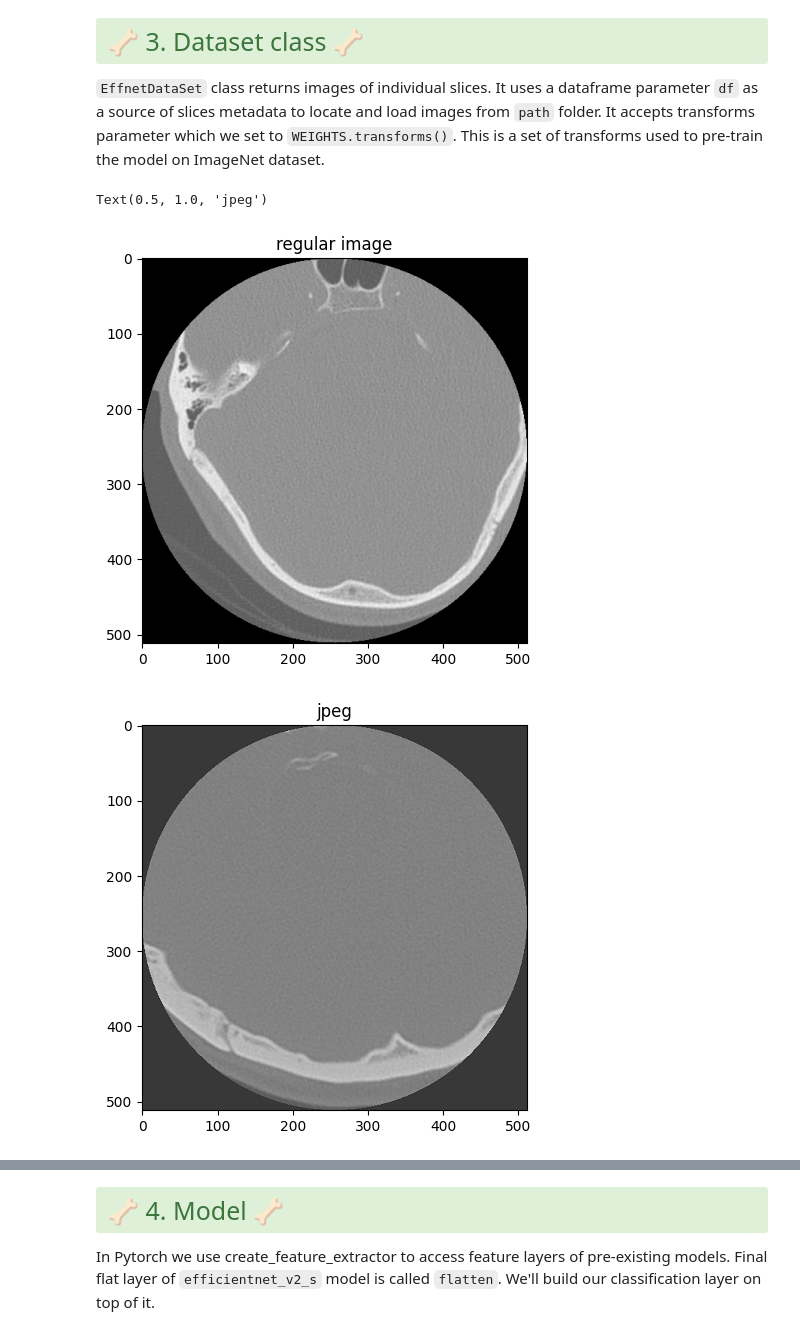
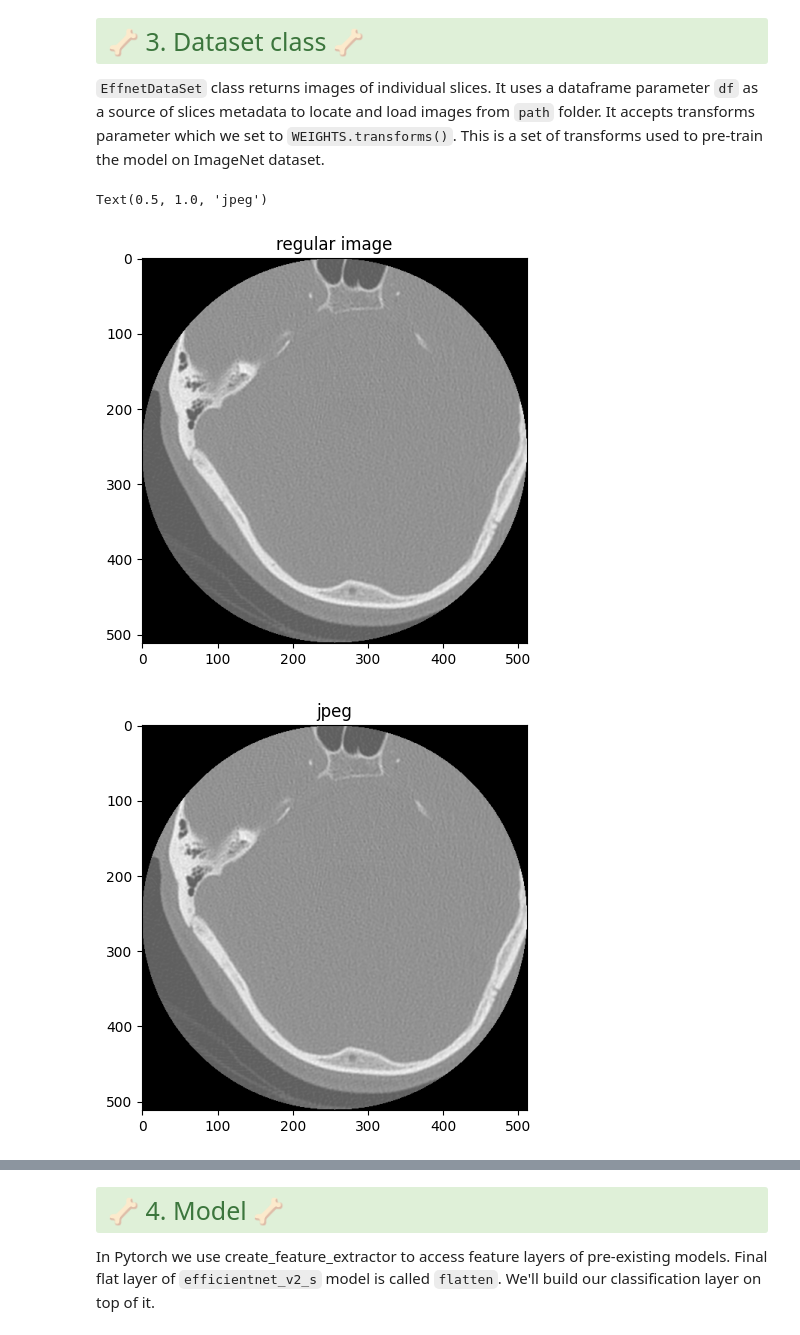
Before and after one commit to JavaZeroo/Kaggle, a Jupyter notebook: train-pytorch-effnetv2-baseline-cv-0-49.ipynb, the cells around one changed output, grey strips where cells are left out. Cells and saved outputs as stored; diff of their text form; code cells hidden in the pictures.

```diff
--- a/train-pytorch-effnetv2-baseline-cv-0-49.ipynb
+++ b/train-pytorch-effnetv2-baseline-cv-0-49.ipynb
@@ -196,34 +196,34 @@ df_test.sample(2)
 # %%
 def load_dicom(path):
     """
     This supports loading both regular and compressed JPEG images.
     See the first sell with `pip install` commands for the necessary dependencies
     """
     img = dicom.dcmread(path)
     img.PhotometricInterpretation = 'YBR_FULL'
     data = img.pixel_array
     data = data - np.min(data)
     if np.max(data) != 0:
         data = data / np.max(data)
     data = (data * 255).astype(np.uint8)
     return cv2.cvtColor(data, cv2.COLOR_GRAY2RGB), img
 
 
 im, meta = load_dicom(
     f'{TRAIN_IMAGES_PATH}/1.2.826.0.1.3680043.10001/1.dcm')
 plt.figure()
 plt.imshow(im)
 plt.title('regular image')
 
 im, meta = load_dicom(
-    f'{TRAIN_IMAGES_PATH}/1.2.826.0.1.3680043.10014/1.dcm')
+    f'{TRAIN_IMAGES_PATH}/1.2.826.0.1.3680043.10001/1.dcm')
 plt.figure()
 plt.imshow(im)
 plt.title('jpeg')
 # %% [output]
 Text(0.5, 1.0, 'jpeg')
 [figure]
-[figure, old version]
+[figure, new version]
 # %%
 class EffnetDataSet(torch.utils.data.Dataset):
     def __init__(self, df, path, transforms=None):
```
Also changed, not shown: parts of 15 cells of this notebook, 3 other files.
